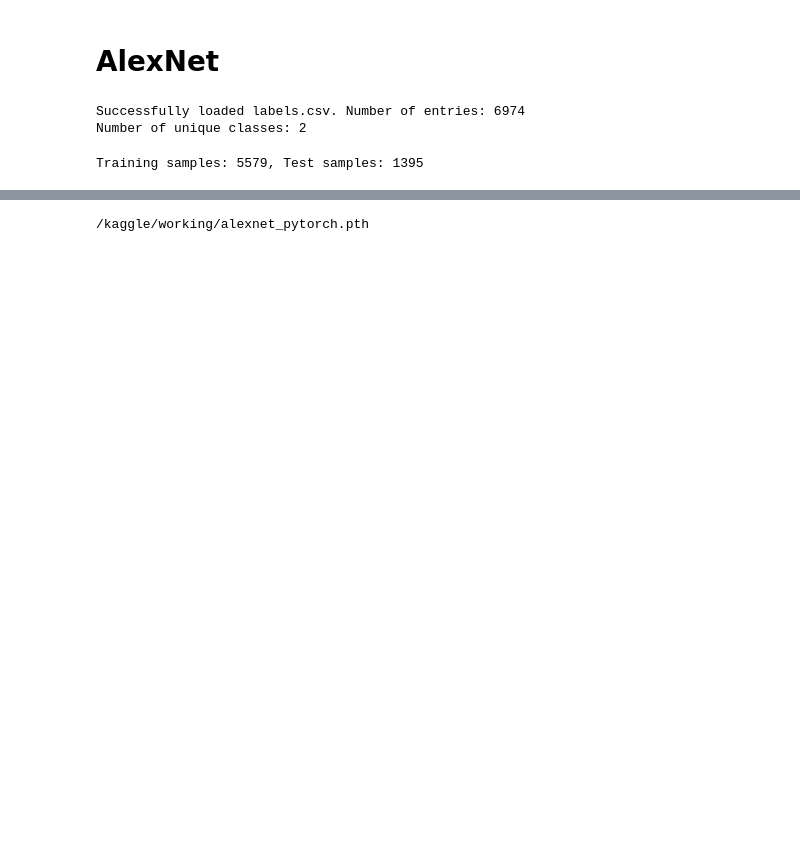
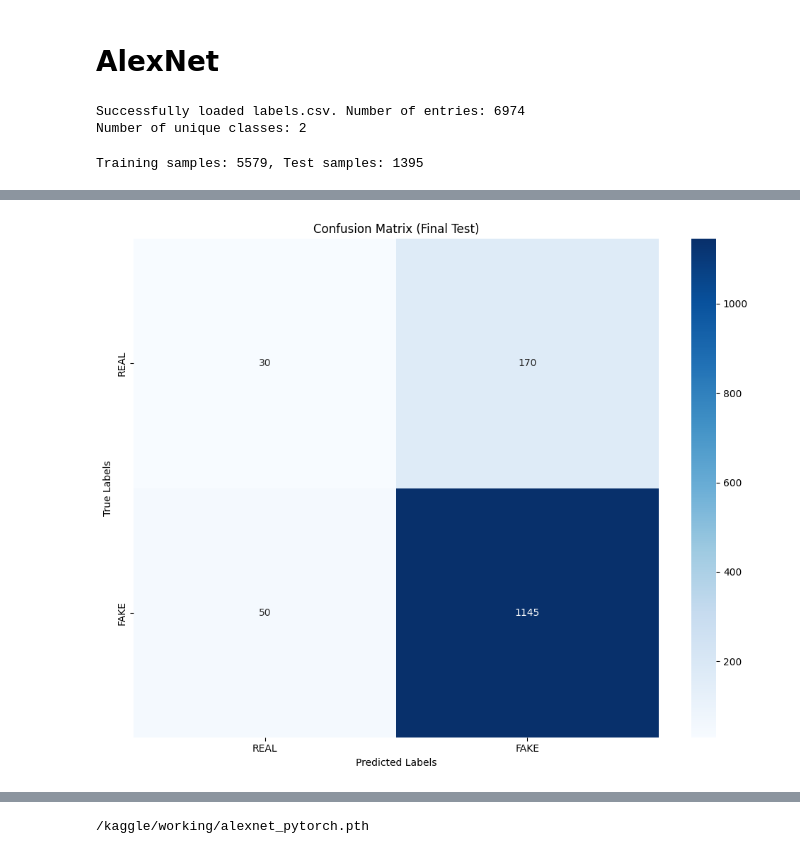
Before and after one commit to luckysantoso/deepfake-detection, a Jupyter notebook: Notebooks/ff-c23-alexnet-nonpretrained.ipynb, the cells around one changed output, grey strips where cells are left out. Drawn from its saved outputs; the diff is of its cells as text; code cells hidden in the pictures; blank space fills up the shorter version.

Commit message:
Update: Non pretrained notebook with graph

```diff
--- a/Notebooks/ff-c23-alexnet-nonpretrained.ipynb
+++ b/Notebooks/ff-c23-alexnet-nonpretrained.ipynb
@@ -311 +311,80 @@ Generating Confusion Matrix from Final Test Results...
 Model saved to alexnet_pytorch.pth
+# %%
+from sklearn.metrics import classification_report, confusion_matrix
+import seaborn as sns
+import matplotlib.pyplot as plt
+from sklearn.metrics import classification_report
+import pandas as pd
+from IPython.display import FileLink
+
+# Tampilkan semua hasil per epoch
+print("\n===== All Epoch Results =====")
+
+if final_total_test > 0:
+    avg_final_test_loss = final_test_loss / final_total_test
+    final_test_accuracy = (final_correct_test / final_total_test) * 100
+    print("\n===== Final Test Performance =====")
+    print(f"Final Test Loss     : {avg_final_test_loss:.4f}")
+    print(f"Final Test Accuracy : {final_test_accuracy:.2f}%")
+else:
+    print("No data was processed in the test loader during final testing.")
+
+# Classification Report
+if final_total_test > 0:
+    print("\n===== Classification Report =====")
+    print(classification_report(final_all_labels, final_all_preds, target_names=['REAL', 'FAKE'], digits=2))
+
+    # Buat classification report sebagai dictionary
+    report_dict = classification_report(final_all_labels, final_all_preds, target_names=['REAL', 'FAKE'], output_dict=True)
+
+    # Ubah ke DataFrame dan simpan ke CSV
+    df_report = pd.DataFrame(report_dict).transpose()
+    df_report.to_csv('classification_report.csv', index=True)
+
+    # Tampilkan link download langsung
+    display(FileLink('classification_report.csv'))
+else:
+    print("No predictions available for classification report.")
+
+# Confusion Matrix
+if final_total_test > 0:
+    print("\n===== Confusion Matrix =====")
+    cm = confusion_matrix(final_all_labels, final_all_preds)
+    print(cm)
+
+    plt.figure(figsize=(10, 8))
+    sns.heatmap(cm, annot=True, fmt='d', cmap='Blues', xticklabels=['REAL', 'FAKE'], yticklabels=['REAL', 'FAKE'])
+    plt.xlabel('Predicted Labels')
+    plt.ylabel('True Labels')
+    plt.title('Confusion Matrix (Final Test)')
+    plt.tight_layout()
+    plt.show()
+else:
+    print("No data was processed to generate confusion matrix.")
+
+# Plot Loss and Accuracy
+plt.figure(figsize=(12, 5))
+
+# Loss plot
+plt.subplot(1, 2, 1)
+plt.plot(range(1, EPOCHS + 1), train_losses, label='Training Loss')
+plt.plot(range(1, EPOCHS + 1), val_losses, label='Validation Loss')
+plt.xlabel('Epochs')
+plt.ylabel('Loss')
+plt.title('Training and Validation Loss')
+plt.legend()
+plt.grid(True)
+
+# Accuracy plot
+plt.subplot(1, 2, 2)
+plt.plot(range(1, EPOCHS + 1), train_accuracies, label='Training Accuracy')
+plt.plot(range(1, EPOCHS + 1), val_accuracies, label='Validation Accuracy')
+plt.xlabel('Epochs')
+plt.ylabel('Accuracy (%)')
+plt.title('Training and Validation Accuracy')
+plt.legend()
+plt.grid(True)
+
+plt.tight_layout()
+plt.show()
+# %% [output]
@@ -311,0 +410 @@ Model saved to alexnet_pytorch.pth
+[figure, added]
```
Also changed, not shown: parts of 3 cells of this notebook, 3 other files.
